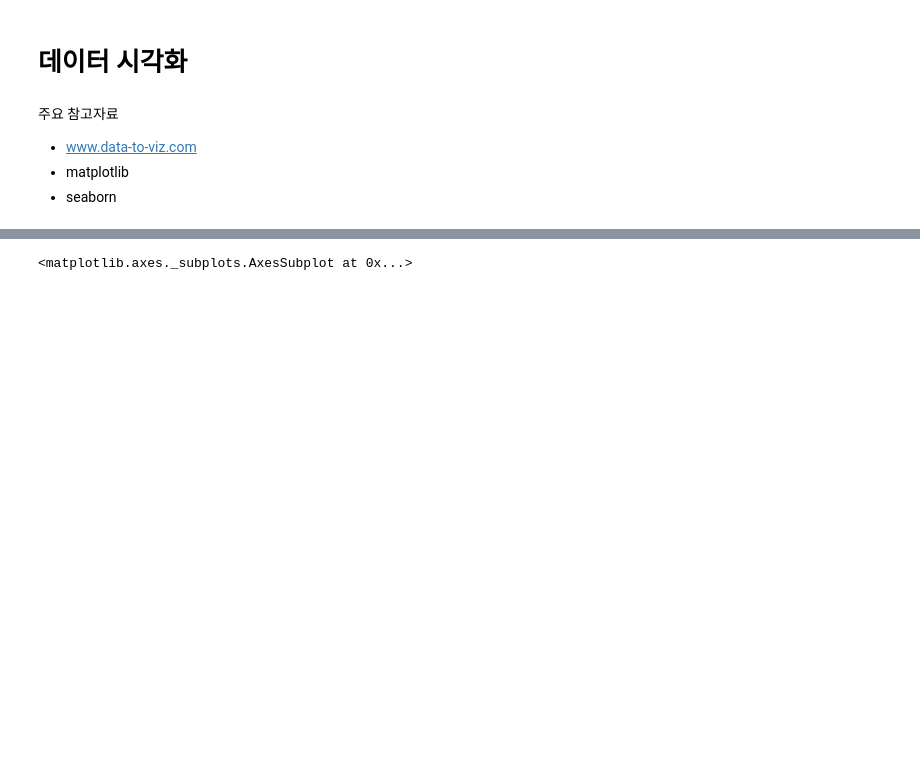
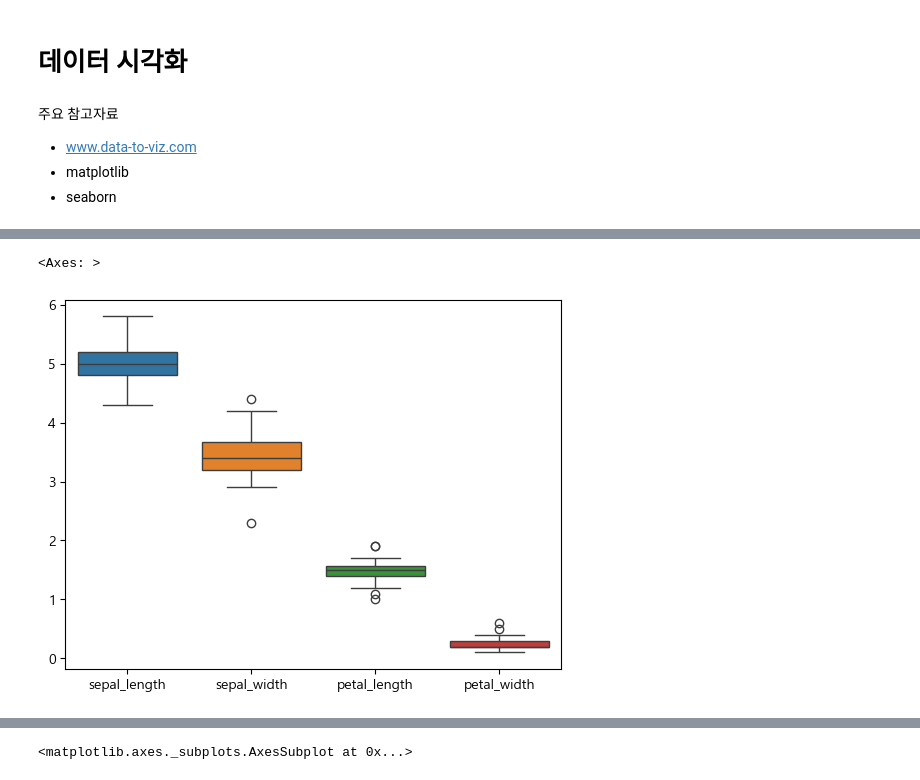
Before and after one commit to pookopook/AIchemist, a Jupyter notebook: ML_lecture/03_python_for_ML/day03.ipynb, the cells around one changed output, grey strips where cells are left out. Drawn from its saved outputs; the diff is of its cells as text; code cells hidden in the pictures; blank space fills up the shorter version.

```diff
--- a/ML_lecture/03_python_for_ML/day03.ipynb
+++ b/ML_lecture/03_python_for_ML/day03.ipynb
@@ -330,0 +440,6 @@ import matplotlib.pyplot as plt
+# %%
+setosa = df[df['species'] == 'setosa']
+sns.boxplot(setosa)
+# %% [output]
+<Axes: >
+[figure, added]
```
Also changed, not shown: parts of 25 cells of this notebook, 3 other files.
